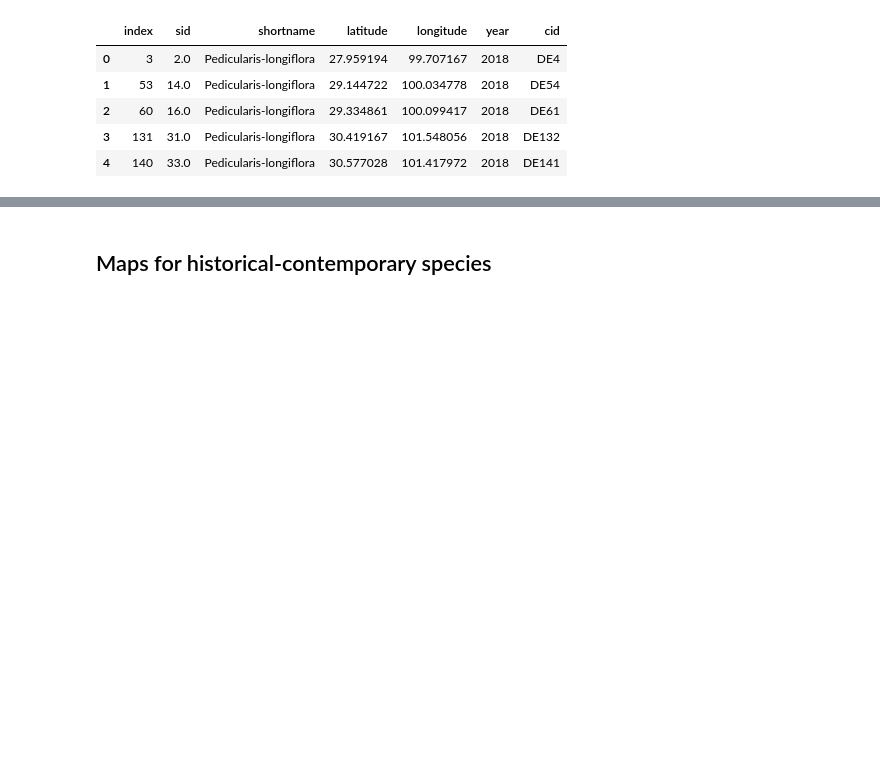
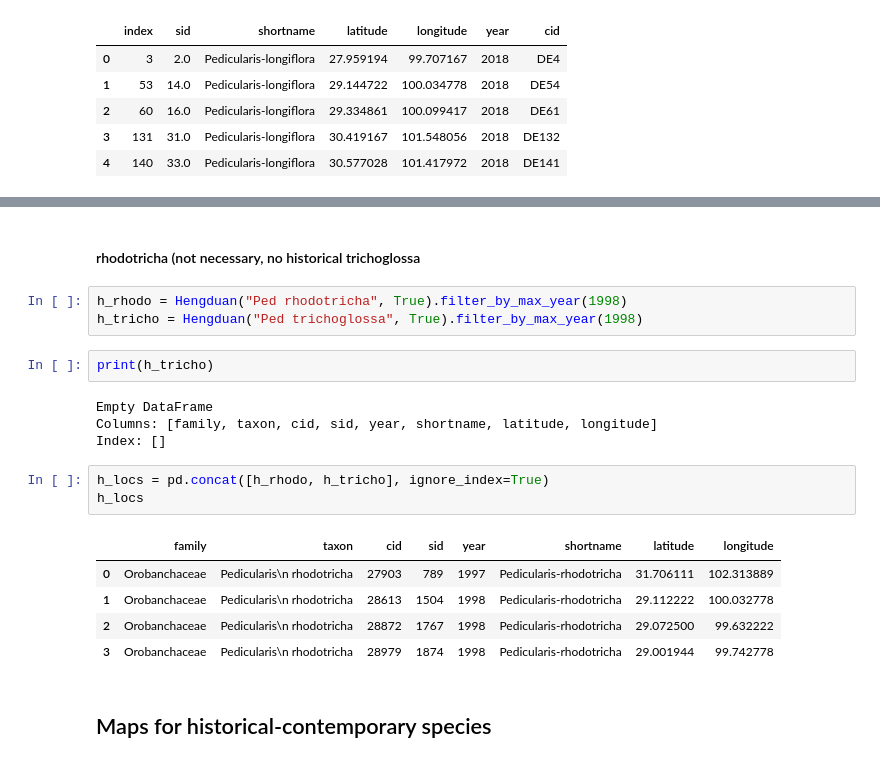
Before and after one commit to j-meek/pedmaps, a Jupyter notebook: notebooks/ped_maps.ipynb, the cells around one changed output, grey strips where cells are left out. Saved outputs shown, nothing was run; the diff lists cells and outputs as text; blank space fills up the shorter version.

Commit message:
add pd.concat maps for synonyms

```diff
--- a/notebooks/ped_maps.ipynb
+++ b/notebooks/ped_maps.ipynb
@@ -421,3 +599,23 @@ rhinanth.save("/Users/jaredmeek/Desktop/hengduan/maps/pedmaps_python/rhinanthoid
+# %% [markdown]
+#### rhodotricha (not necessary, no historical trichoglossa
+# %%
+h_rhodo = Hengduan("Ped rhodotricha", True).filter_by_max_year(1998)
+h_tricho = Hengduan("Ped trichoglossa", True).filter_by_max_year(1998)
+# %%
+print(h_tricho)
+# %% [output]
+Empty DataFrame
+Columns: [family, taxon, cid, sid, year, shortname, latitude, longitude]
+Index: []
+# %%
+h_locs = pd.concat([h_rhodo, h_tricho], ignore_index=True)
+h_locs
+# %% [output]
+|  | family | taxon | cid | sid | year | shortname | latitude | longitude |
+| 0 | Orobanchaceae | Pedicularis\n rhodotricha | 27903 | 789 | 1997 | Pedicularis-rhodotricha | 31.706111 | 102.313889 |
+| 1 | Orobanchaceae | Pedicularis\n rhodotricha | 28613 | 1504 | 1998 | Pedicularis-rhodotricha | 29.112222 | 100.032778 |
+| 2 | Orobanchaceae | Pedicularis\n rhodotricha | 28872 | 1767 | 1998 | Pedicularis-rhodotricha | 29.072500 | 99.632222 |
+| 3 | Orobanchaceae | Pedicularis\n rhodotricha | 28979 | 1874 | 1998 | Pedicularis-rhodotricha | 29.001944 | 99.742778 |
 # %% [markdown]
 ## Maps for historical-contemporary species
 # %%
```
Also changed, not shown: parts of 68 cells of this notebook.
